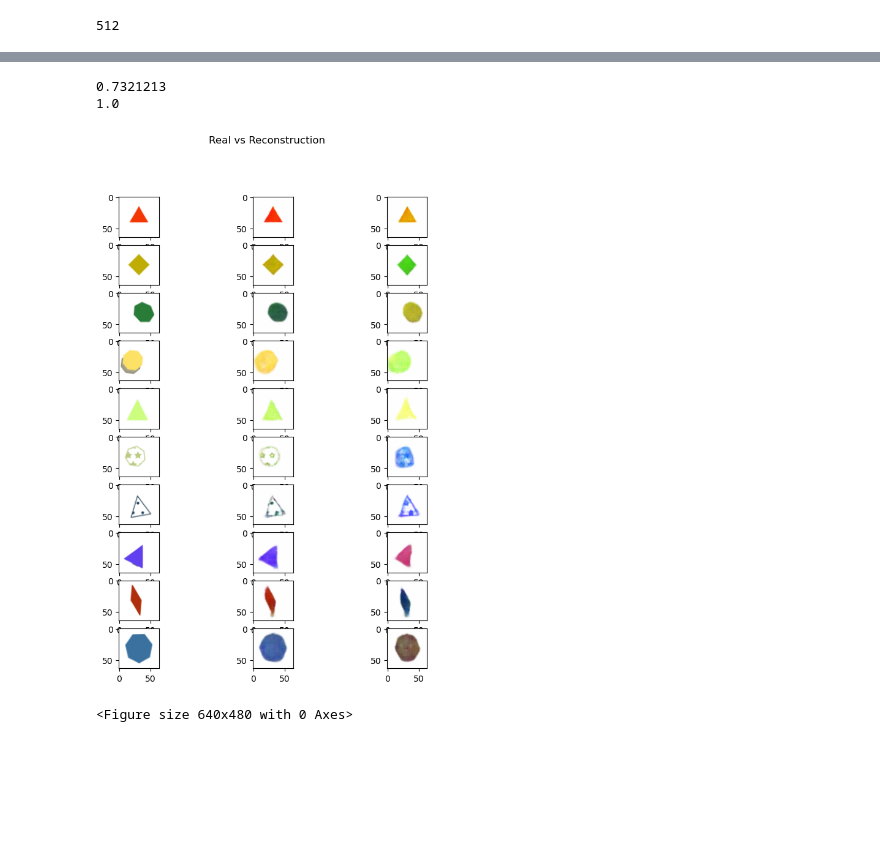
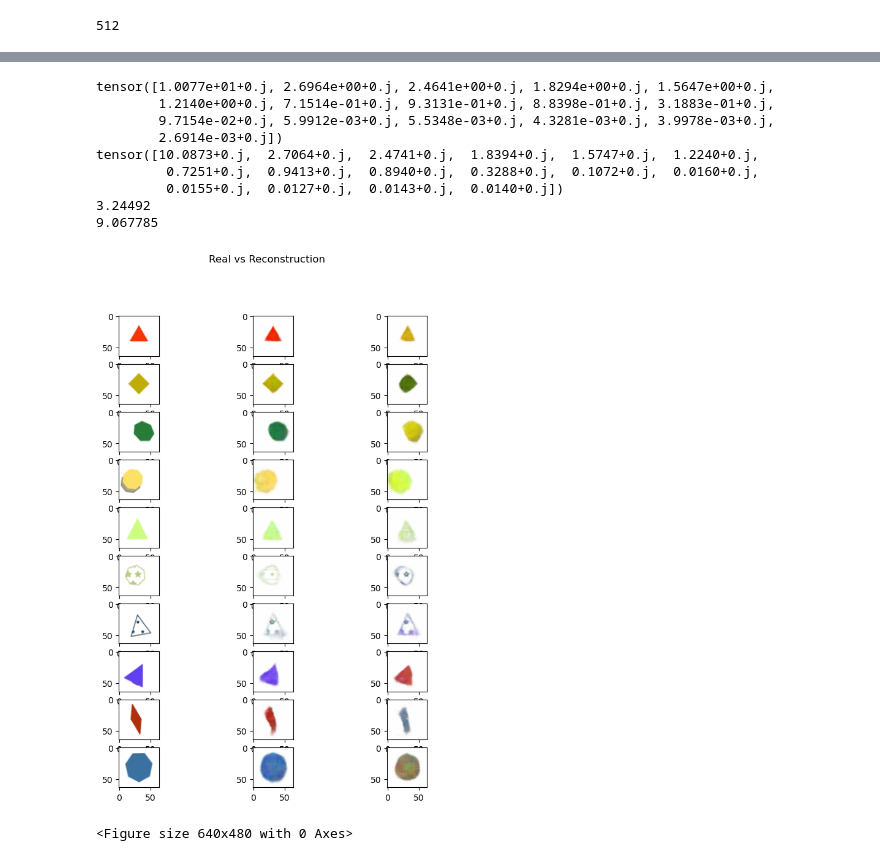
Before and after one commit to thomaslu2000/vae-latent-text-alignment, a Jupyter notebook: BetaVAE with language supervision.ipynb, the cells around one changed output, grey strips where cells are left out. Drawn from its saved outputs; the diff is of its cells as text; code cells hidden in the pictures; blank space fills up the shorter version.

Commit message:
CLIP supbvae

```diff
--- a/BetaVAE with language supervision.ipynb
+++ b/BetaVAE with language supervision.ipynb
@@ -62,19 +62,28 @@ import tensorflow as tf
 import tensorflow_hub as hub
 
 module_url = "https://tfhub.dev/google/universal-sentence-encoder/4"
-use_model = hub.load(module_url)
+#use_model = hub.load(module_url)
+import clip
+clip_model, preprocess = clip.load("ViT-B/32")
+clip_model.eval()
 
-# I really want to try CLIP embeddings as well
-# I know they're used in other models where language is used to guide an image representation (e.g. stable diffusion)
-# and they're more aligned with image representations.
+
 
 def encode_USE(input_DF):
     return torch.tensor(use_model(input_DF.color.values).numpy())
 
+def encode_CLIP(input_DF):
+    tokens = clip.tokenize(input_DF.color.values)
+    to_return = torch.empty(size=(0,512))
+    for token in tqdm(tokens):
+
+        to_return = torch.cat((to_return, clip_model.encode_text(token[None,:]).detach()), dim=0)
+    return to_return
+
 # flags
 
 language_supervision = True
-encoder = encode_USE
+encoder = encode_CLIP
 
 
 
@@ -232,39 +253,49 @@ use_model = hub.load(module_url)
 import importlib
 importlib.reload(supervised_bvae)
 
-model = torch.load('models/2.5-supbvae-16dim-2.5alpha')
+model = torch.load('models/2.5-supbvae-16dim-1alpha-clip')
+W = model.z_to_out_map.weight.detach()
+print(torch.linalg.eig(W.transpose(0, 1) @ W).eigenvalues)
+print(torch.linalg.eig(W.transpose(0, 1) @ W + 0.01*torch.eye(16)).eigenvalues)
 model.eval()
 valid_dataset = DatasetWrapper(valid, valid_meta)
 displays = []
 ys = []
 residuals = []
 with torch.no_grad():
     for sample_idx in range(10):
         x, latent_supervision = valid_dataset[sample_idx]
         x = x[None,:]
         _, next_latent_supervision = valid_dataset[sample_idx+1]
         recon, mu, var, z, yhat = model(x)
 
         ys += [torch.norm(latent_supervision)]
         residuals += [torch.norm(latent_supervision - yhat)]
 
-        recon2 = model.forward_with_supervision(x, next_latent_supervision, smoothing=0.01)
+        recon2 = model.forward_with_supervision(x, next_latent_supervision, smoothing=0.5)
         displays += [[x[0].permute(1, 2, 0).cpu().numpy(),
                        recon[0].permute(1, 2, 0).cpu().numpy(), recon2[0].permute(1, 2, 0).cpu().numpy()]]
 print(np.mean(residuals))
 print(np.mean(ys))
 
 fig, axes = plt.subplots(10, 3)
 fig.suptitle('Real vs Reconstruction')
 fig.set_size_inches(8, 10)
 for (ax1, ax2, ax3), (im1, im2, im3) in zip(axes, displays):
     ax1.imshow(im1)
     ax2.imshow(im2)
     ax3.imshow(im3)
 plt.show()
 plt.savefig('asdf.png')
 # %% [output]
-0.7321213
-1.0
+tensor([1.0077e+01+0.j, 2.6964e+00+0.j, 2.4641e+00+0.j, 1.8294e+00+0.j, 1.5647e+00+0.j,
+        1.2140e+00+0.j, 7.1514e-01+0.j, 9.3131e-01+0.j, 8.8398e-01+0.j, 3.1883e-01+0.j,
+        9.7154e-02+0.j, 5.9912e-03+0.j, 5.5348e-03+0.j, 4.3281e-03+0.j, 3.9978e-03+0.j,
+        2.6914e-03+0.j])
+tensor([10.0873+0.j,  2.7064+0.j,  2.4741+0.j,  1.8394+0.j,  1.5747+0.j,  1.2240+0.j,
+         0.7251+0.j,  0.9413+0.j,  0.8940+0.j,  0.3288+0.j,  0.1072+0.j,  0.0160+0.j,
+         0.0155+0.j,  0.0127+0.j,  0.0143+0.j,  0.0140+0.j])
+3.24492
+9.067785
-[figure, old version]
+[figure, new version]
 <Figure size 640x480 with 0 Axes>
```
Also changed, not shown: parts of 2 cells of this notebook, 1 other file.
